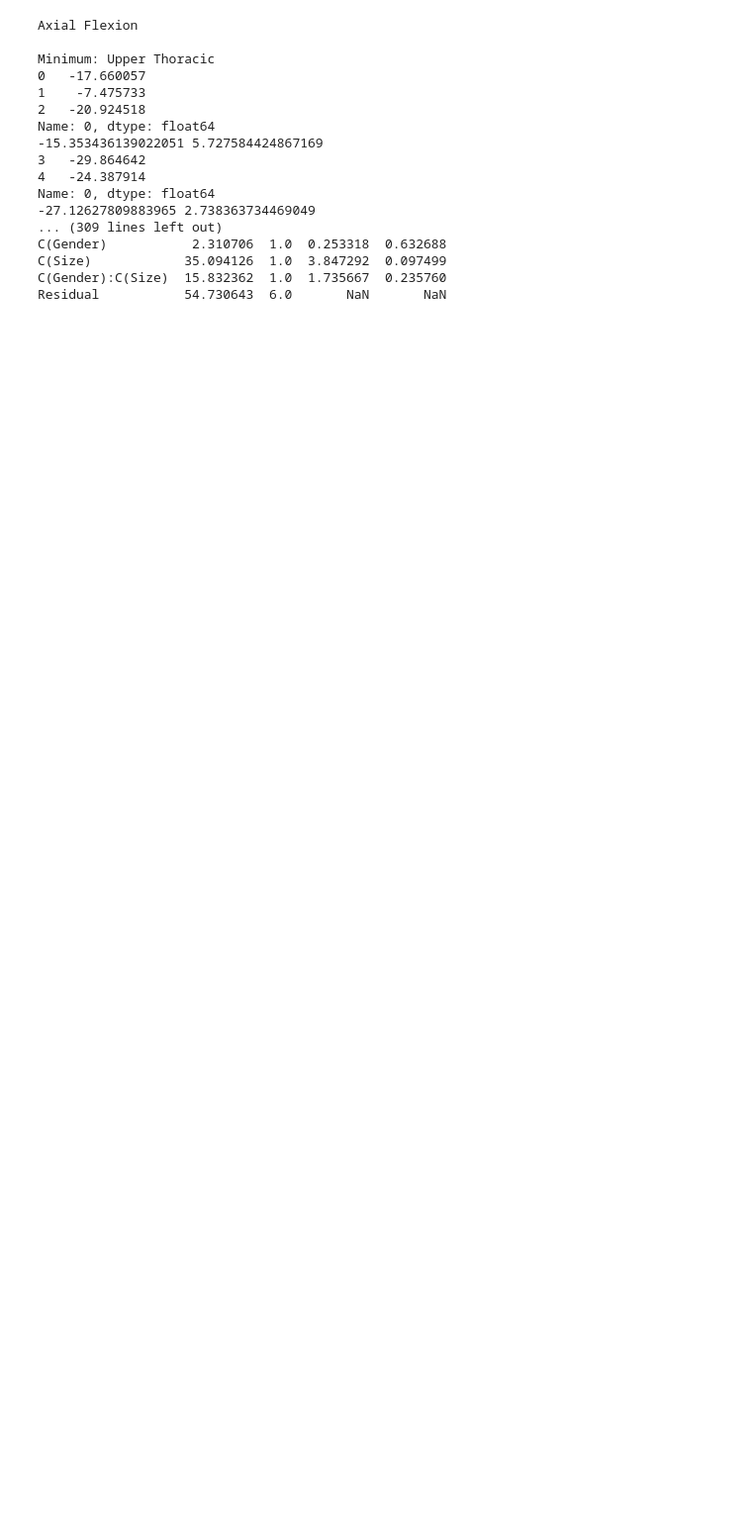
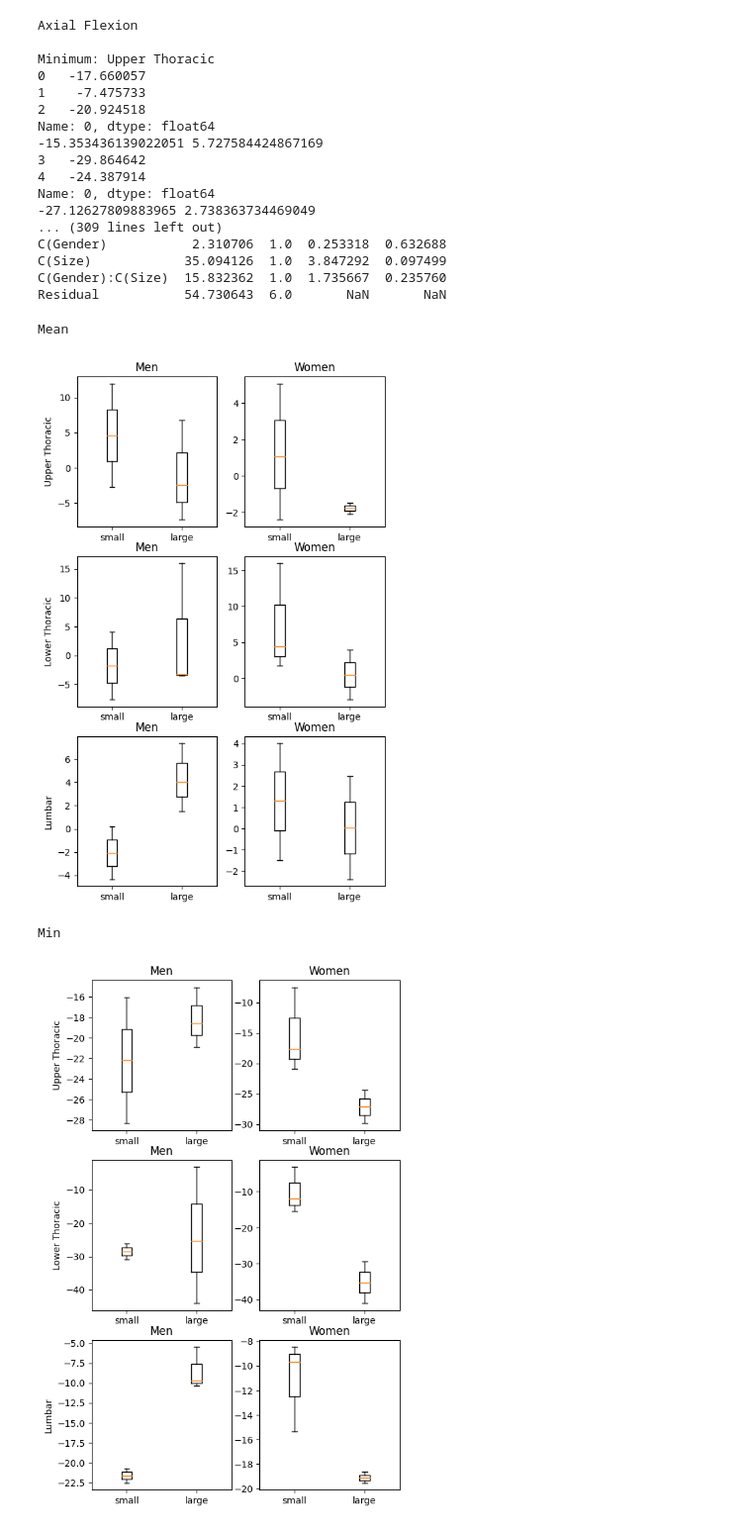
Before and after one commit to GraceHerchenroder/Thesis, a Jupyter notebook: Thesis_Statistics_Walking_Newest.ipynb, the cells around one changed output. Shown: that part at 99% size. Drawn from its saved outputs; the diff is of its cells as text; code cells hidden in the pictures; blank space fills up the shorter version.

```diff
--- a/Thesis_Statistics_Walking_Newest.ipynb
+++ b/Thesis_Statistics_Walking_Newest.ipynb
@@ -698,3 +758,15 @@ C(Gender)           2.310706  1.0  0.253318  0.632688
 C(Size)            35.094126  1.0  3.847292  0.097499
 C(Gender):C(Size)  15.832362  1.0  1.735667  0.235760
 Residual           54.730643  6.0       NaN       NaN
+# %%
+print('Mean')
+box_whisker(mean_walk_axi)
+print('Min')
+box_whisker(min_walk_axi)
+print('Max')
+box_whisker(max_walk_axi)
+# %% [output]
+Mean
+[figure, added]
+Min
+[figure, added]
```
Also changed, not shown: parts of 5 cells of this notebook.
